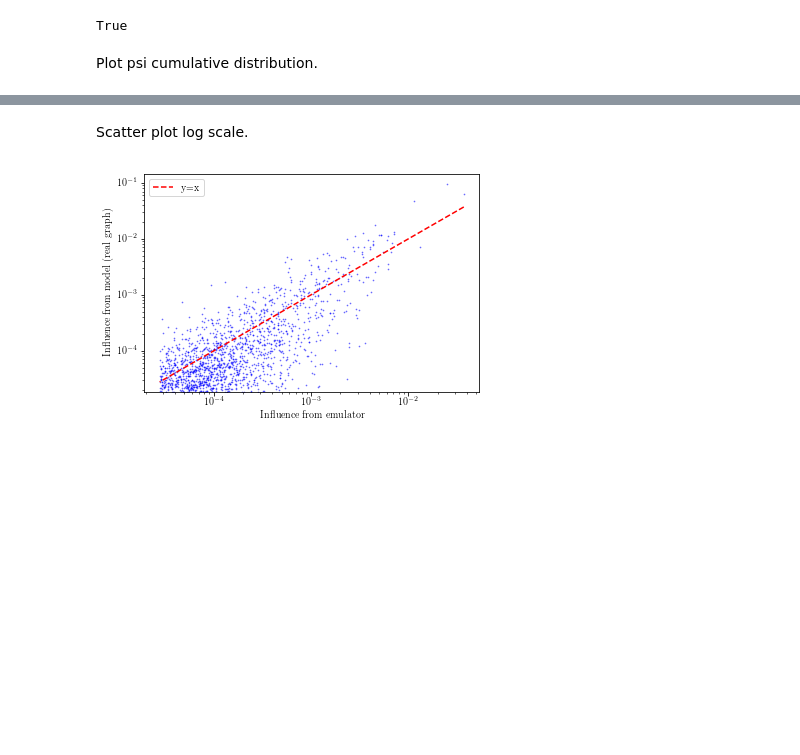
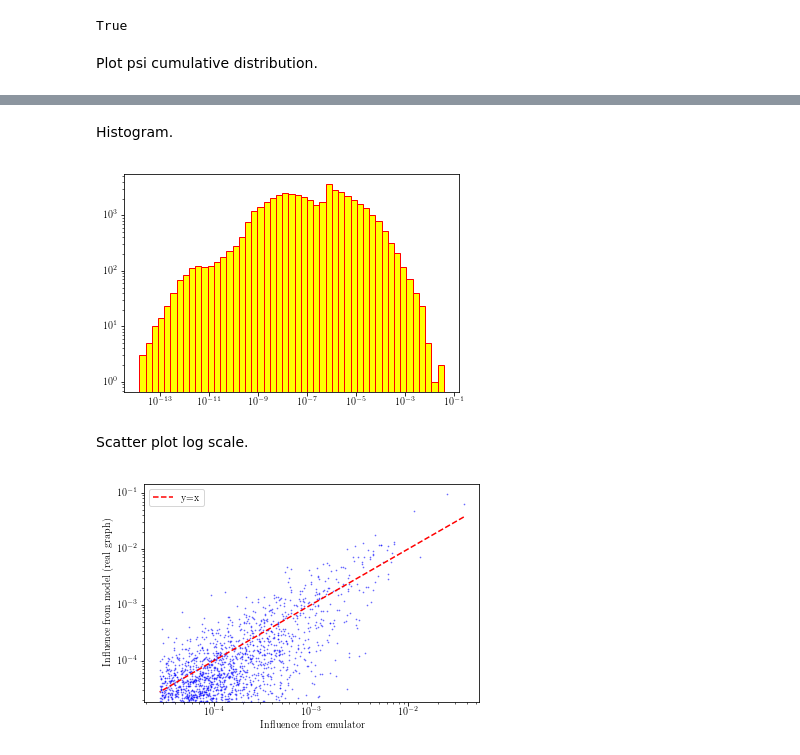
Before and after one commit to yokaiAG/Stage2019, a Jupyter notebook: Code/Journal_plots.ipynb, the cells around one changed output, grey strips where cells are left out. Saved outputs shown, nothing was run; the diff lists cells and outputs as text; code cells hidden in the pictures; blank space fills up the shorter version.

```diff
--- a/Code/Journal_plots.ipynb
+++ b/Code/Journal_plots.ipynb
@@ -174,3 +181,16 @@ plt.close()
+# %% [markdown]
+Histogram.
+# %%
+for origin, psis in Psi.items():
+    values = np.array(sorted(psis.values()))
+    fig, ax = plt.subplots()
+    plt.yscale('log')
+    plt.xscale('log')
+    logbins = np.logspace(np.log10(np.min(values)), np.log10(np.max(values)), 50)
+    plt.hist(values, bins=logbins, edgecolor='red', facecolor='yellow')
+    plt.savefig("weibo_emul_hist.pdf")
+# %% [output]
+[figure, added]
 # %% [markdown]
 Scatter plot log scale.
 # %%
```
Also changed, not shown: parts of 3 cells of this notebook, 4 other files.
